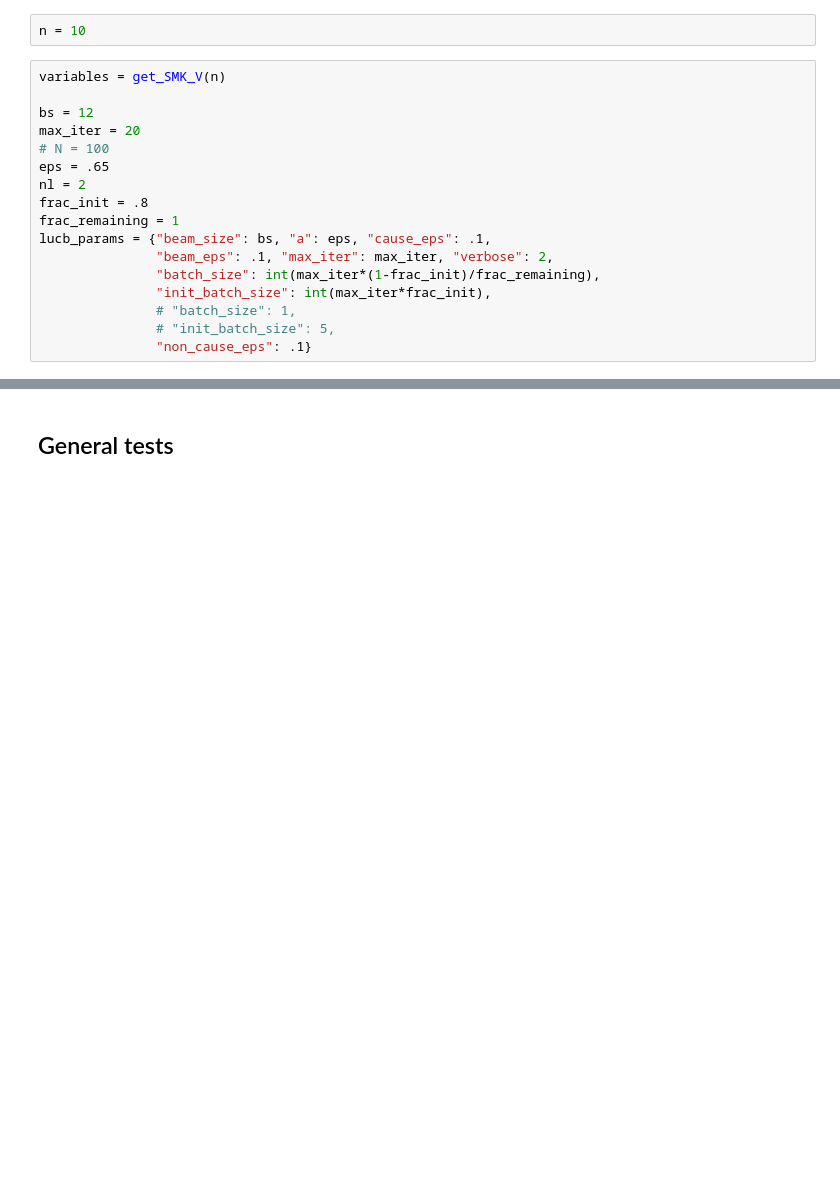
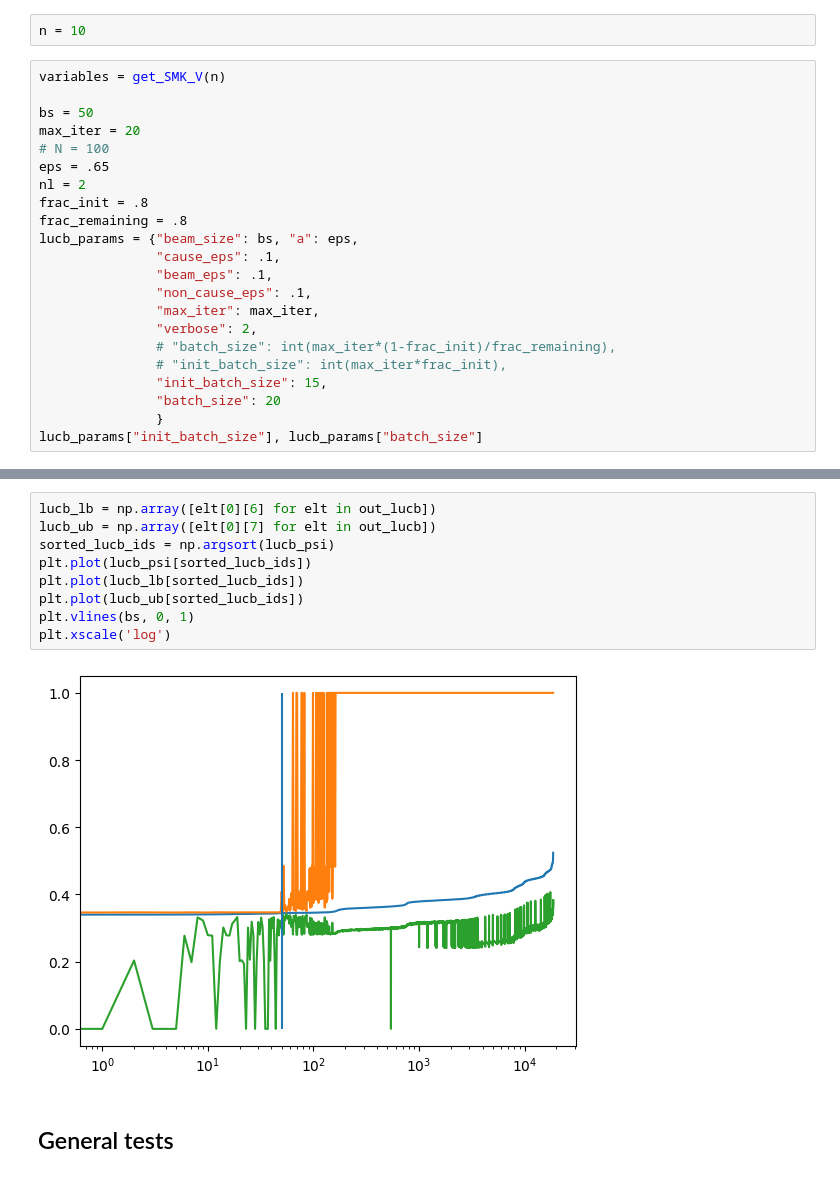
Before and after one commit to SamuelReyd/SearchingForCauses, a Jupyter notebook: src/ExpLUCB.ipynb, the cells around one changed output, grey strips where cells are left out. Drawn from its saved outputs; the diff is of its cells as text; blank space fills up the shorter version.

```diff
--- a/src/ExpLUCB.ipynb
+++ b/src/ExpLUCB.ipynb
@@ -488,17 +163,22 @@ n = 10
 # %%
 variables = get_SMK_V(n)
 
-bs = 12
+bs = 50
 max_iter = 20
 # N = 100
 eps = .65
 nl = 2
 frac_init = .8
-frac_remaining = 1
-lucb_params = {"beam_size": bs, "a": eps, "cause_eps": .1,
-               "beam_eps": .1, "max_iter": max_iter, "verbose": 2,
-               "batch_size": int(max_iter*(1-frac_init)/frac_remaining),
-               "init_batch_size": int(max_iter*frac_init),
-               # "batch_size": 1,
-               # "init_batch_size": 5,
-               "non_cause_eps": .1}
+frac_remaining = .8
+lucb_params = {"beam_size": bs, "a": eps,
+               "cause_eps": .1,
+               "beam_eps": .1,
+               "non_cause_eps": .1,
+               "max_iter": max_iter,
+               "verbose": 2,
+               # "batch_size": int(max_iter*(1-frac_init)/frac_remaining),
+               # "init_batch_size": int(max_iter*frac_init),
+               "init_batch_size": 15,
+               "batch_size": 20
+               }
+lucb_params["init_batch_size"], lucb_params["batch_size"]
@@ -603,3 +275,14 @@ lucb_params = {"beam_size": bs, "a": eps, "cause_eps": .1,
+# %%
+lucb_lb = np.array([elt[0][6] for elt in out_lucb])
+lucb_ub = np.array([elt[0][7] for elt in out_lucb])
+sorted_lucb_ids = np.argsort(lucb_psi)
+plt.plot(lucb_psi[sorted_lucb_ids])
+plt.plot(lucb_lb[sorted_lucb_ids])
+plt.plot(lucb_ub[sorted_lucb_ids])
+plt.vlines(bs, 0, 1)
+plt.xscale('log')
+# %% [output]
+[figure, added]
 # %% [markdown]
 ## General tests
 # %%
```
Also changed, not shown: parts of 27 cells of this notebook, 6 other files.
